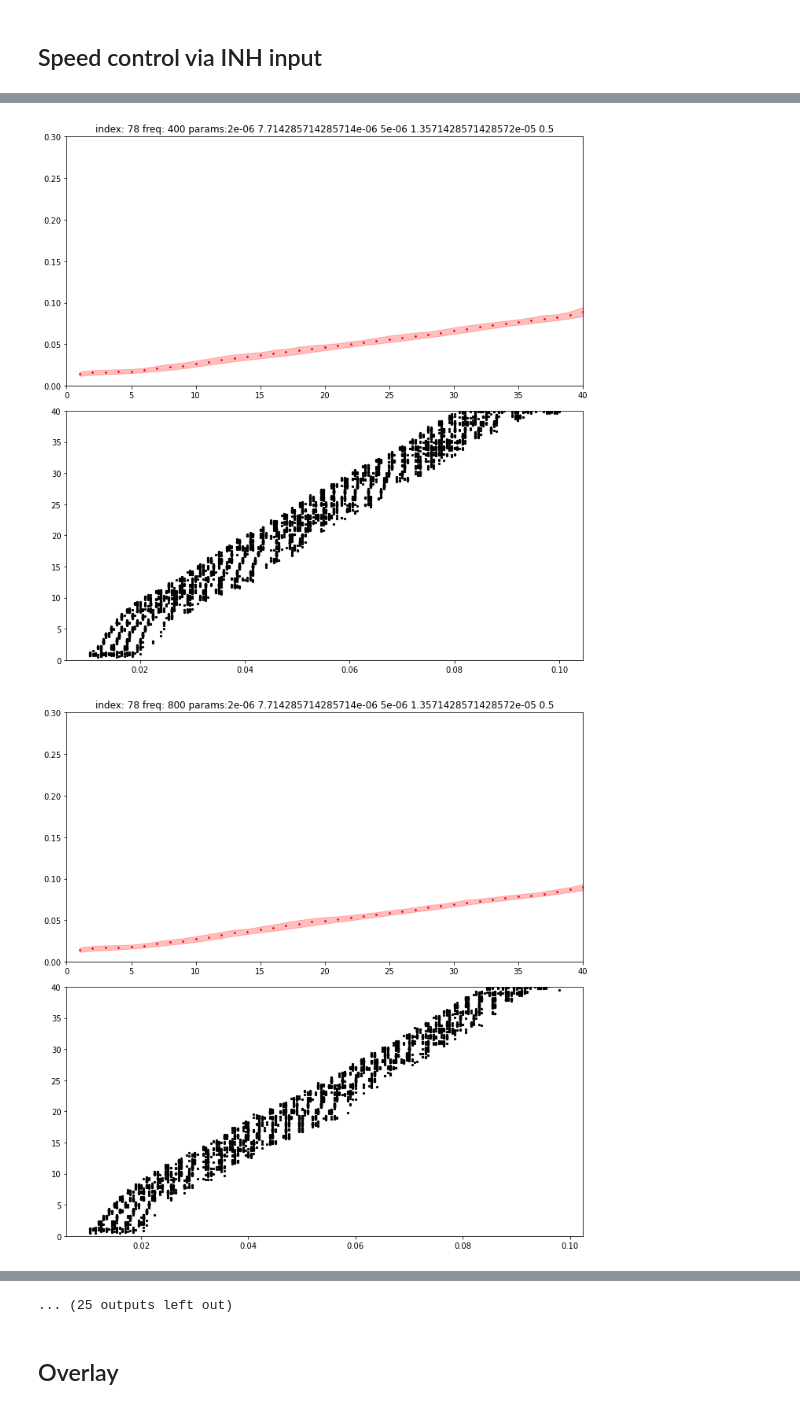
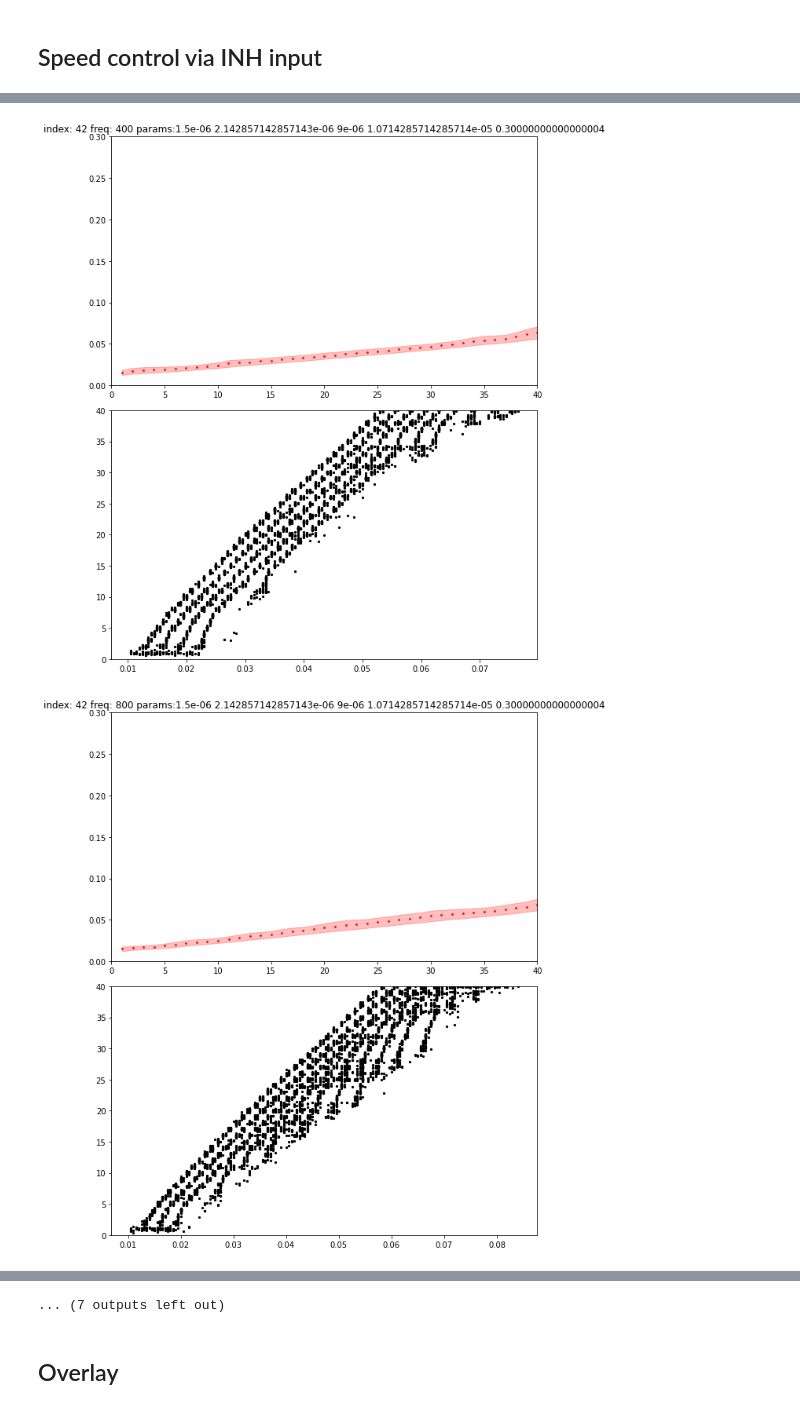
Before and after one commit to davidgbe/for_the_birds, a Jupyter notebook: S2_speed_control_biological_3.ipynb, the cells around one changed output, grey strips where cells are left out. Saved outputs shown, nothing was run; the diff lists cells and outputs as text; code cells hidden in the pictures.

```diff
--- a/S2_speed_control_biological_3.ipynb
+++ b/S2_speed_control_biological_3.ipynb
@@ -149,11 +162,11 @@ def load_batch(data_path, batch_name):
         batch_data = pickle.load(open(os.path.join(data_path, f), 'rb'))
         yield batch_data
 # %%
-w_e_i_r_range = np.linspace(0.002e-3, 0.01e-3, 8)
-w_i_e_r_range = np.linspace(0.002e-3, 0.01e-3, 8)
-w_e_e_r_range = np.linspace(0.005e-3, 0.015e-3, 8)
+w_e_i_r_range = np.linspace(1.5e-06, 1.5e-06, 1)
+w_i_e_r_range = np.linspace(0.001e-3, 0.005e-3, 8)
+w_e_e_r_range = np.linspace(0.001e-3, 0.010e-3, 10)
 w_e_e_f_range = np.linspace(0.005e-3, 0.015e-3, 8)
-uva_range = np.linspace(0.5, 1.5, 3)
+uva_range = np.linspace(0.1, 0.5, 5)
 
 params = param_range_gen(w_e_i_r_range, w_i_e_r_range, w_e_e_r_range, w_e_e_f_range, uva_range)
 
@@ -167,7 +180,7 @@ def scan_batch(batch_results, batch_params):
         keep = True
         results = []
         last_inv_slope = None
-        slp_diff_thrsh = 50
+        slp_diff_thrsh = 100
 
         for frq_idx, frq_res in enumerate(res):
 
@@ -184,17 +197,17 @@ def scan_batch(batch_results, batch_params):
 
             if ((len(tms_p_link[-1]) == 0 and (last_spk_tm(tms_p_link) < (.3 - 0.01)))
                 or std_of_std / mean_of_std > 0.3 or std_cnts_p_link / mean_cnts_p_link > 0.3
-                or mean_cnts_p_link > 6 * m.N_L_E or mean_cnts_p_link < 4 * m.N_L_E):
+                or mean_cnts_p_link > 6 * m.N_L_E or mean_cnts_p_link < 3 * m.N_L_E):
                 keep = False
                 break
             else:
                 slp, icpt = stats.linregress(x, mean_tms_p_link)[:2]
-#                 inv_slp = 1./slp
-#                 if last_inv_slope is not None:
-#                     if last_inv_slope - inv_slp < slp_diff_thrsh:
-#                         keep = False
-#                         break
-#                 last_inv_slope = inv_slp
+                inv_slp = 1./slp
+                if last_inv_slope is not None:
+                    if last_inv_slope - inv_slp < slp_diff_thrsh:
+                        keep = False
+                        break
+                last_inv_slope = inv_slp
                 results.append([mean_tms_p_link, std_tms_p_link, slp, icpt, tms_p_link])
         if keep:
             print('added')
@@ -221,7 +234,7 @@ def scan_batch(batch_results, batch_params):
 # %%
 batch_size = 100
 
-for batch_idx, batch_data in enumerate(load_batch('./data', 'exp_batch_2020-05-11--00:02')):
+for batch_idx, batch_data in enumerate(load_batch('./data', 'exp_batch_2020-06-08--21:57')):
     batch_start = batch_idx * batch_size
     batch_end = np.min([batch_start + batch_size, len(params)])
     scan_batch(batch_data, params[batch_start:batch_end])
@@ -250,2 +263,2 @@ added
-[figure, old version]
+[figure, new version]
-[figure, old version]
+[figure, new version]
@@ -257,4 +270,4 @@ added
-... (25 outputs left out)
+... (7 outputs left out)
 # %%
 #     # plot results (spks and voltage for each chain link)
 #     c = get_spaced_colors('hsv', m.N_L, 75/256)
```
Also changed, not shown: parts of 3 cells of this notebook, 1 other file.
